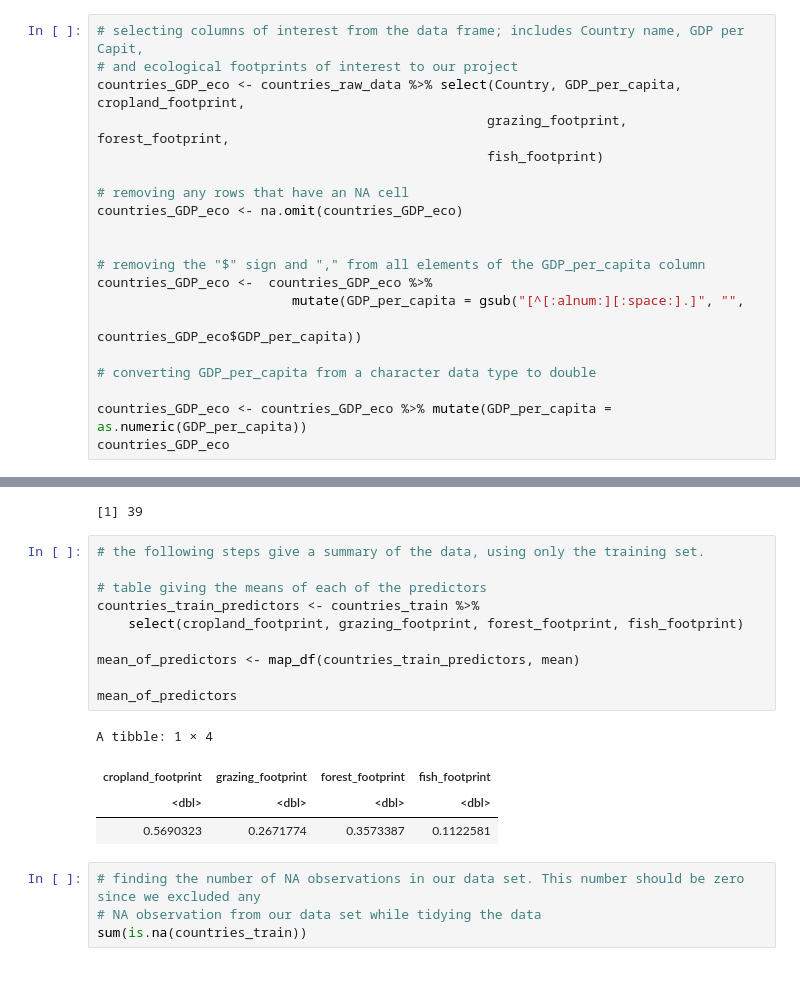
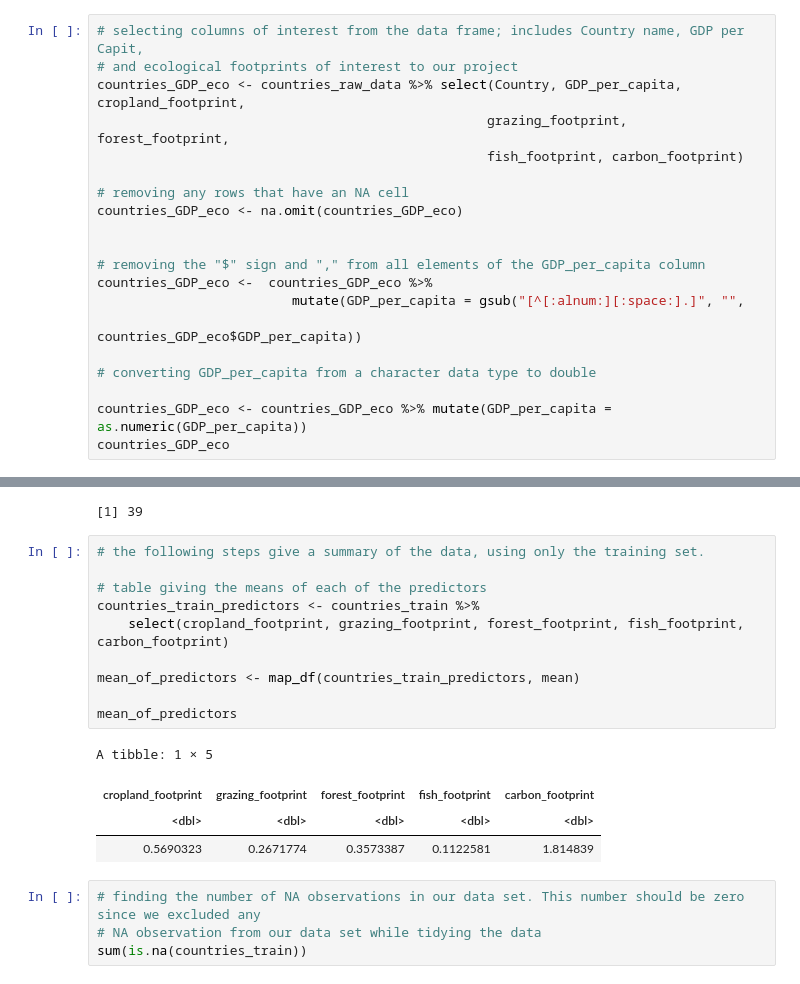
Before and after one commit to tsabkuro/EcoFoot, a Jupyter notebook: main.ipynb, the cells around one changed output, grey strips where cells are left out. Cells and saved outputs as stored; diff of their text form.

```diff
--- a/main.ipynb
+++ b/main.ipynb
@@ -58,7 +59,7 @@ See spec(...) for full column specifications.
 # and ecological footprints of interest to our project
 countries_GDP_eco <- countries_raw_data %>% select(Country, GDP_per_capita, cropland_footprint,
                                                   grazing_footprint, forest_footprint,
-                                                  fish_footprint)
+                                                  fish_footprint, carbon_footprint)
 
 # removing any rows that have an NA cell
 countries_GDP_eco <- na.omit(countries_GDP_eco)
@@ -139,18 +140,18 @@ nrow(countries_test)
 # %%
 # the following steps give a summary of the data, using only the training set.
 
 # table giving the means of each of the predictors
 countries_train_predictors <- countries_train %>%
-    select(cropland_footprint, grazing_footprint, forest_footprint, fish_footprint)
+    select(cropland_footprint, grazing_footprint, forest_footprint, fish_footprint, carbon_footprint)
 
 mean_of_predictors <- map_df(countries_train_predictors, mean)
 
 mean_of_predictors
 # %% [output]
-A tibble: 1 × 4
+A tibble: 1 × 5
-| cropland_footprint | grazing_footprint | forest_footprint | fish_footprint |
-| <dbl> | <dbl> | <dbl> | <dbl> |
-| 0.5690323 | 0.2671774 | 0.3573387 | 0.1122581 |
+| cropland_footprint | grazing_footprint | forest_footprint | fish_footprint | carbon_footprint |
+| <dbl> | <dbl> | <dbl> | <dbl> | <dbl> |
+| 0.5690323 | 0.2671774 | 0.3573387 | 0.1122581 | 1.814839 |
 # %%
 # finding the number of NA observations in our data set. This number should be zero since we excluded any
 # NA observation from our data set while tidying the data
```
Also changed, not shown: parts of 4 cells of this notebook.
